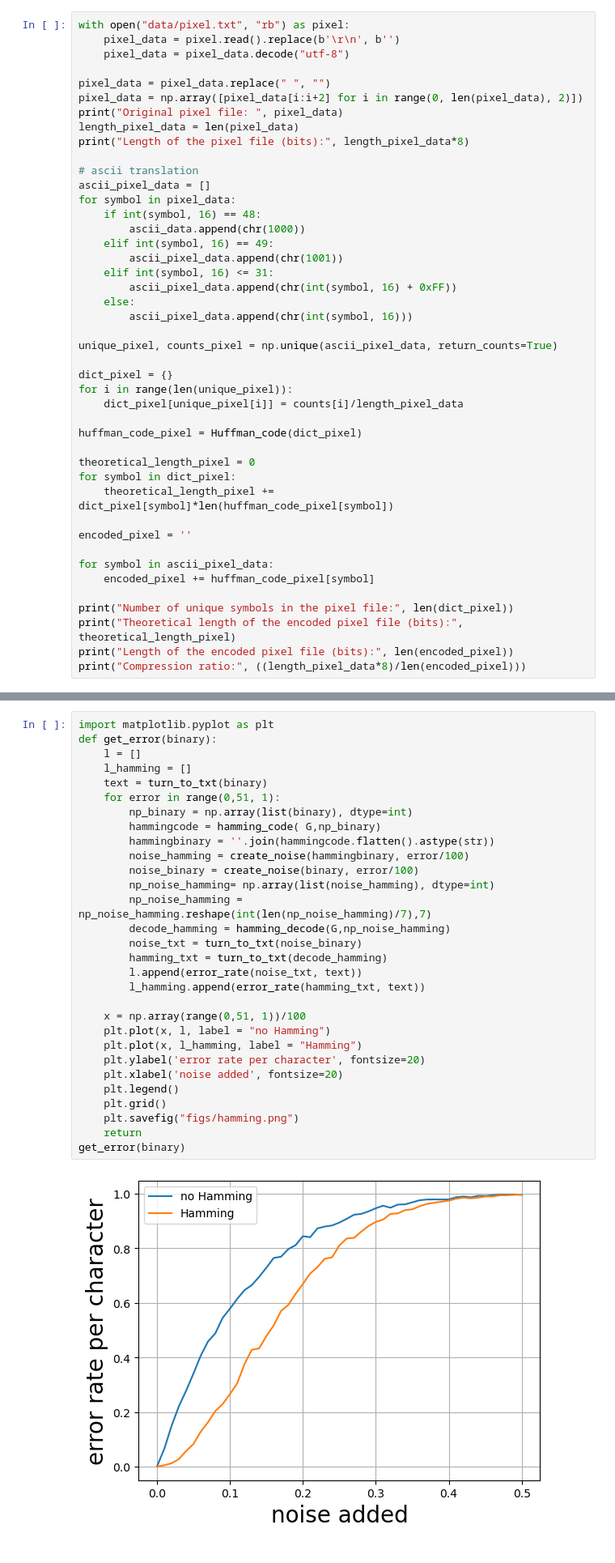
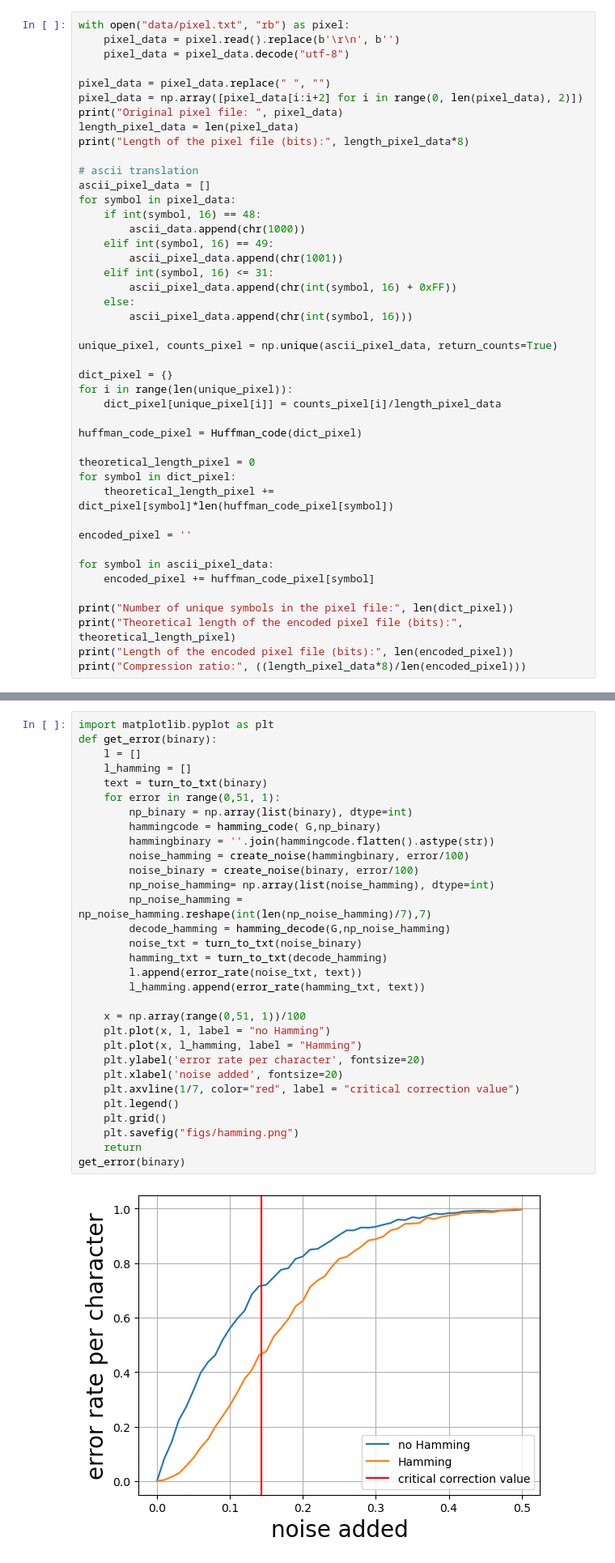
Before and after one commit to Opeka-2201/ICT23_02_DONE_16, a Jupyter notebook: s184481s191230.ipynb, the cells around one changed output, grey strips where cells are left out. Shown at 81% size. Cells and saved outputs as stored; diff of their text form.

```diff
--- a/s184481s191230.ipynb
+++ b/s184481s191230.ipynb
@@ -564,7 +564,7 @@ unique_pixel, counts_pixel = np.unique(ascii_pixel_data, return_counts=True)
 
 dict_pixel = {}
 for i in range(len(unique_pixel)):
-    dict_pixel[unique_pixel[i]] = counts[i]/length_pixel_data
+    dict_pixel[unique_pixel[i]] = counts_pixel[i]/length_pixel_data
 
 huffman_code_pixel = Huffman_code(dict_pixel)
 
@@ -710,31 +716,32 @@ error_rate(binary_bit, binary)
 import matplotlib.pyplot as plt
 def get_error(binary):
     l = []
     l_hamming = []
     text = turn_to_txt(binary)
     for error in range(0,51, 1):
         np_binary = np.array(list(binary), dtype=int)
         hammingcode = hamming_code( G,np_binary)
         hammingbinary = ''.join(hammingcode.flatten().astype(str))
         noise_hamming = create_noise(hammingbinary, error/100)
         noise_binary = create_noise(binary, error/100)
         np_noise_hamming= np.array(list(noise_hamming), dtype=int)
         np_noise_hamming = np_noise_hamming.reshape(int(len(np_noise_hamming)/7),7)
         decode_hamming = hamming_decode(G,np_noise_hamming)
         noise_txt = turn_to_txt(noise_binary)
         hamming_txt = turn_to_txt(decode_hamming)
         l.append(error_rate(noise_txt, text))
         l_hamming.append(error_rate(hamming_txt, text))
 
     x = np.array(range(0,51, 1))/100
     plt.plot(x, l, label = "no Hamming")
     plt.plot(x, l_hamming, label = "Hamming")
     plt.ylabel('error rate per character', fontsize=20)
     plt.xlabel('noise added', fontsize=20)
+    plt.axvline(1/7, color="red", label = "critical correction value")
     plt.legend()
     plt.grid()
     plt.savefig("figs/hamming.png")
     return
 get_error(binary)
 # %% [output]
-[figure, old version]
+[figure, new version]
```
Also changed, not shown: parts of 7 cells of this notebook, 3 other files.
